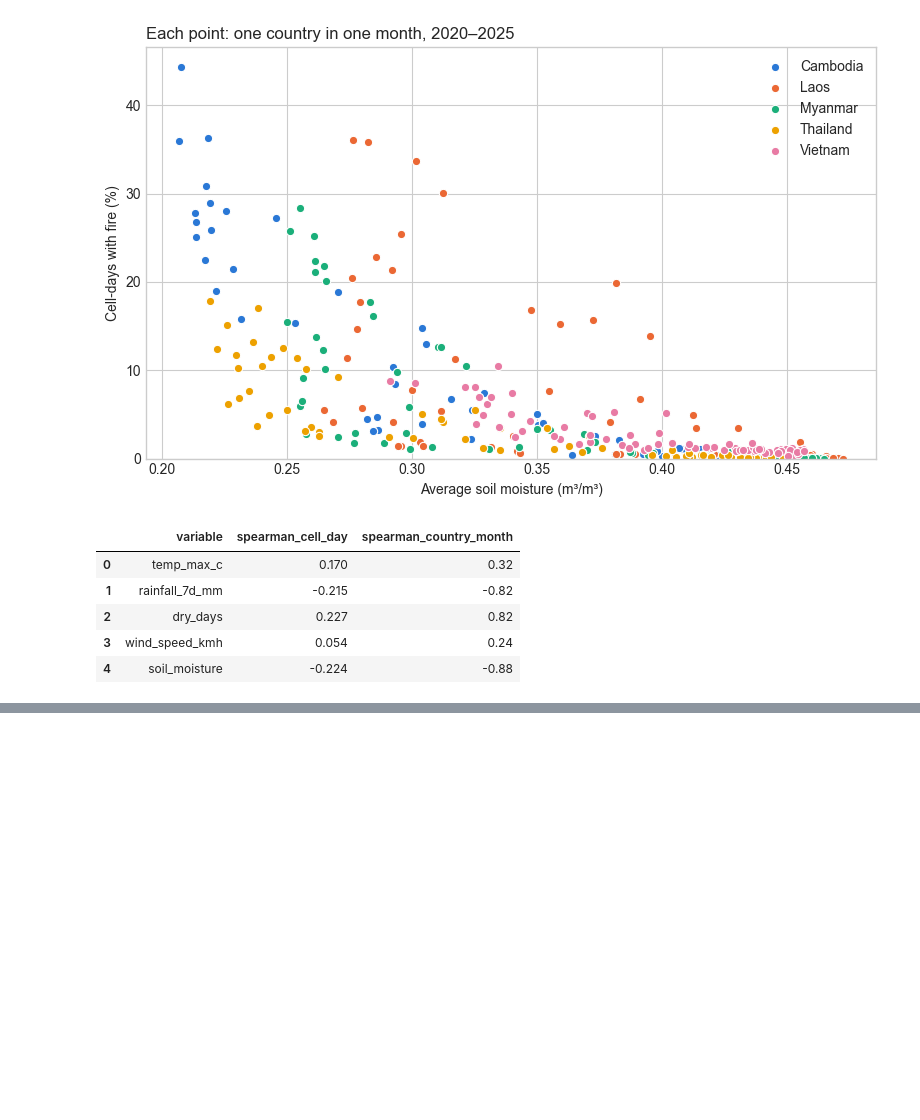
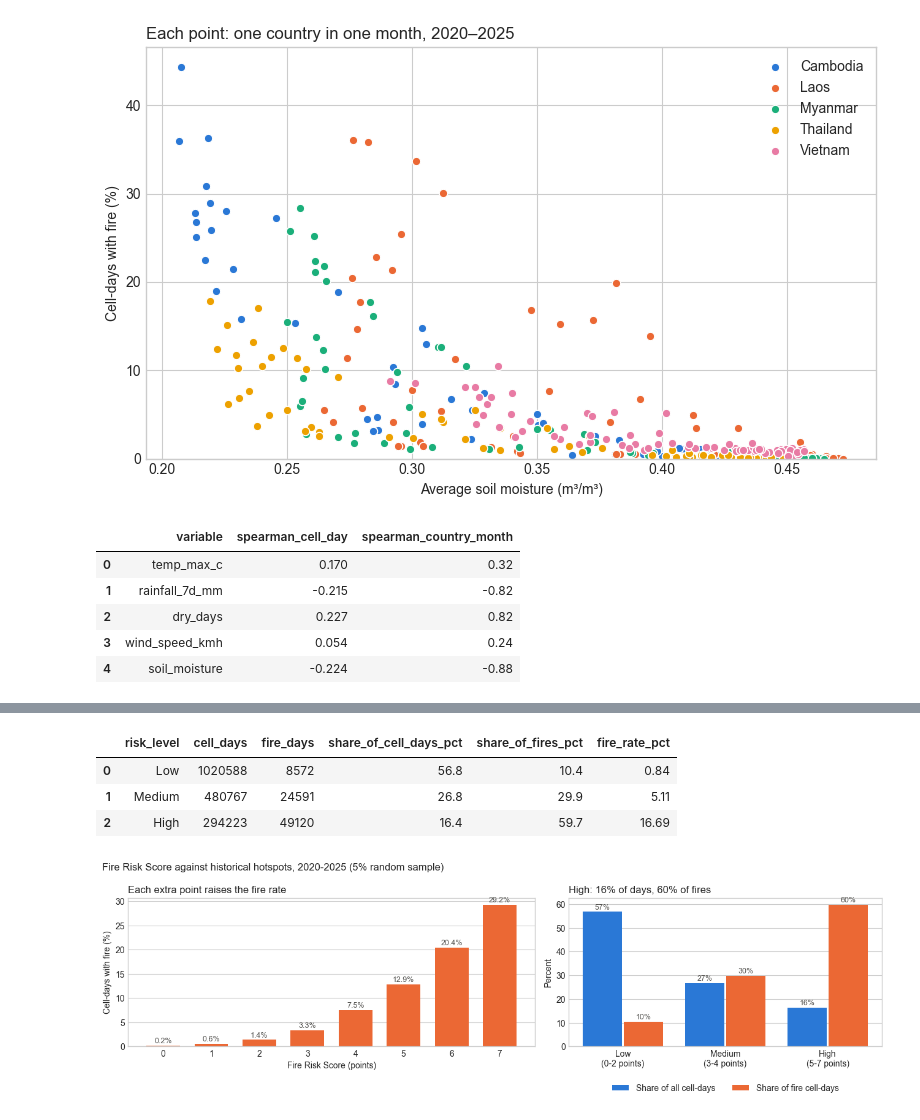
Before and after one commit to huy-nguyen23/wildfire-risk-analysis, a Jupyter notebook: notebooks/14_risk_analysis.ipynb, the cells around one changed output, grey strips where cells are left out. Cells and saved outputs as stored; diff of their text form; code cells hidden in the pictures; blank space fills up the shorter version.

Commit message:
feat: add fire risk score

```diff
--- a/notebooks/14_risk_analysis.ipynb
+++ b/notebooks/14_risk_analysis.ipynb
@@ -203,0 +215,4 @@ pd.DataFrame(level_rows)
+# %%
+scored = rs.add_risk_score(rs.sample_for_scoring())
+scored["risk_level"] = rs.risk_level(scored["risk_score"])
+scored[["grid_id", "date", "country"] + rs.POINT_COLUMNS + ["risk_score", "risk_level", "fire"]].head()
@@ -203,0 +250,3 @@ pd.DataFrame(level_rows)
+# %%
+by_score = rs.fire_rate_by_group(scored, "risk_score")
+by_score
@@ -203,0 +263,41 @@ pd.DataFrame(level_rows)
+# %%
+by_level = rs.fire_rate_by_group(scored, "risk_level")
+by_level
+# %% [output]
+|  | risk_level | cell_days | fire_days | share_of_cell_days_pct | share_of_fires_pct | fire_rate_pct |
+| 0 | Low | 1020588 | 8572 | 56.8 | 10.4 | 0.84 |
+| 1 | Medium | 480767 | 24591 | 26.8 | 29.9 | 5.11 |
+| 2 | High | 294223 | 49120 | 16.4 | 59.7 | 16.69 |
+# %%
+fig, axes = plt.subplots(1, 2, figsize=(13, 4.2), gridspec_kw={"width_ratios": [1.3, 1]})
+
+ax = axes[0]
+ax.bar(by_score["risk_score"], by_score["fire_rate_pct"], color=FIRE, width=0.7)
+for _, row in by_score.iterrows():
+    ax.annotate(f"{row['fire_rate_pct']:.1f}%", (row["risk_score"], row["fire_rate_pct"]), xytext=(0, 3), textcoords="offset points", ha="center", fontsize=9, color=INK)
+ax.set_xticks(by_score["risk_score"])
+ax.set_xlabel("Fire Risk Score (points)")
+ax.set_ylabel("Cell-days with fire (%)")
+ax.set_title("Each extra point raises the fire rate", loc="left")
+ax.grid(axis="x", visible=False)
+
+ax = axes[1]
+positions = range(len(by_level))
+ax.bar([p - 0.2 for p in positions], by_level["share_of_cell_days_pct"], width=0.38, color=NO_FIRE, label="Share of all cell-days")
+ax.bar([p + 0.2 for p in positions], by_level["share_of_fires_pct"], width=0.38, color=FIRE, label="Share of fire cell-days")
+for p, row in zip(positions, by_level.itertuples()):
+    ax.annotate(f"{row.share_of_cell_days_pct:.0f}%", (p - 0.2, row.share_of_cell_days_pct), xytext=(0, 3), textcoords="offset points", ha="center", fontsize=9, color=INK)
+    ax.annotate(f"{row.share_of_fires_pct:.0f}%", (p + 0.2, row.share_of_fires_pct), xytext=(0, 3), textcoords="offset points", ha="center", fontsize=9, color=INK)
+ax.set_xticks(list(positions))
+ax.set_xticklabels([f"{level}\n({low}-{high} points)" for level, low, high in [("Low", 0, 2), ("Medium", 3, 4), ("High", 5, 7)]])
+ax.set_ylabel("Percent")
+ax.set_title("High: 16% of days, 60% of fires", loc="left")
+ax.legend(frameon=False, loc="upper center", bbox_to_anchor=(0.5, -0.2), ncol=2)
+ax.grid(axis="x", visible=False)
+
+fig.suptitle("Fire Risk Score against historical hotspots, 2020-2025 (5% random sample)", x=0.01, ha="left", fontsize=12)
+plt.tight_layout()
+fig.savefig(config.FIGURES_DIR / "fire_risk_score.png", dpi=150, bbox_inches="tight")
+plt.show()
+# %% [output]
+[figure, added]
```
Also changed, not shown: parts of 12 cells of this notebook, 2 other files.
